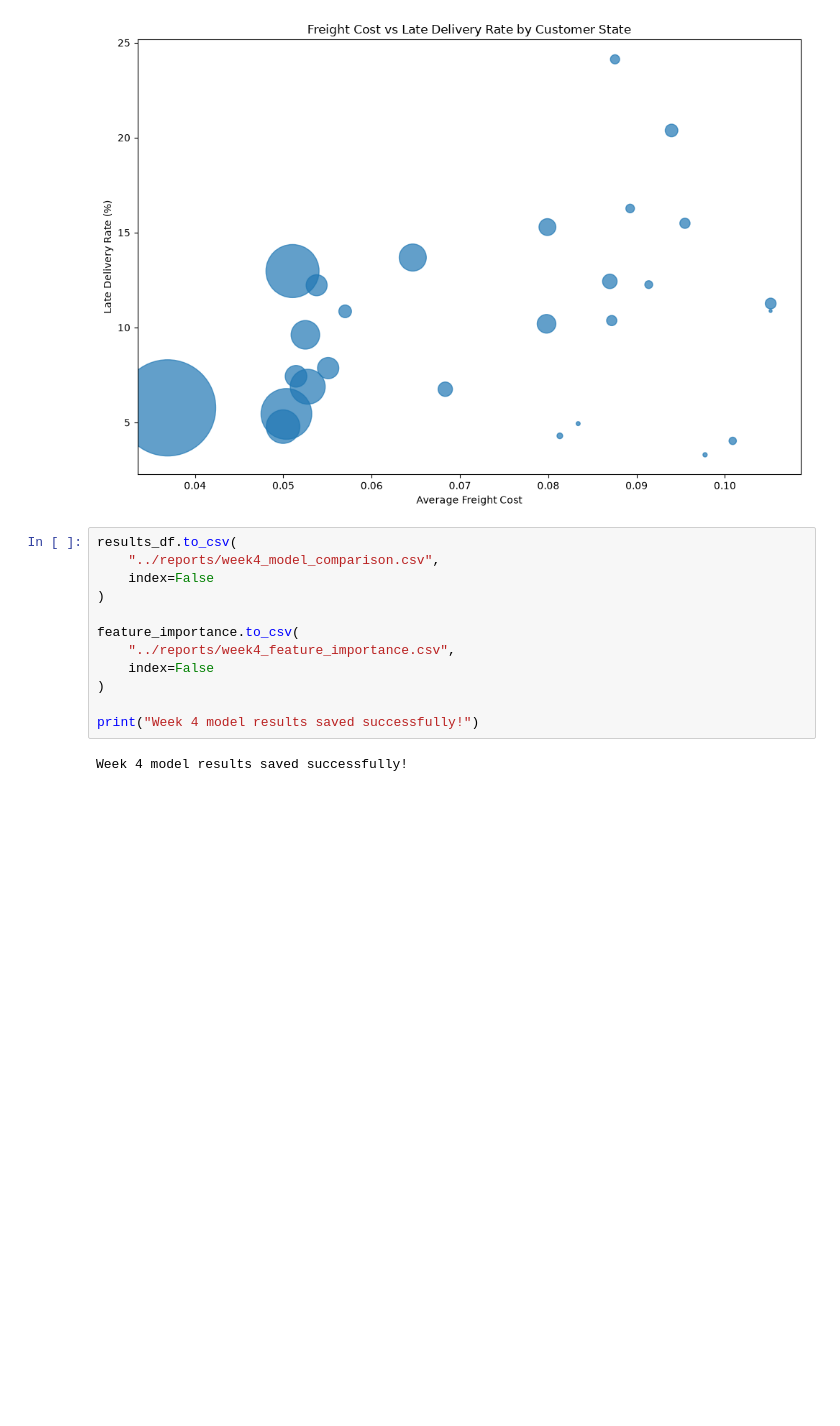
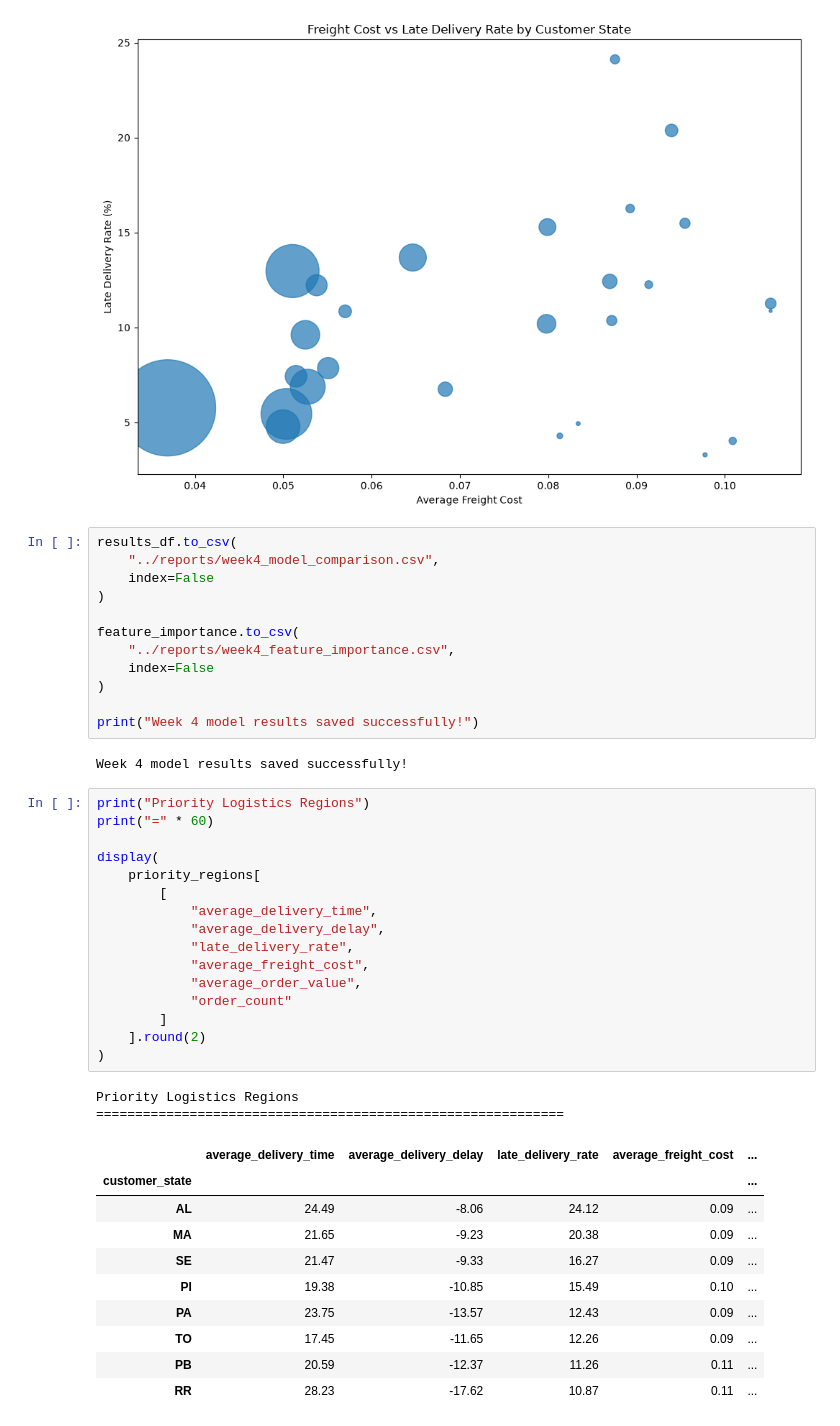
Before and after one commit to DRPatel75/Logistics_Data_Analysis, a Jupyter notebook: notebooks/04_predictive_modeling_optimization.ipynb, the cells around one changed output. Drawn from its saved outputs; the diff is of its cells as text; blank space fills up the shorter version.

```diff
--- a/notebooks/04_predictive_modeling_optimization.ipynb
+++ b/notebooks/04_predictive_modeling_optimization.ipynb
@@ -1193,3 +1193,32 @@ feature_importance.to_csv(
 print("Week 4 model results saved successfully!")
 # %% [output]
 Week 4 model results saved successfully!
+# %%
+print("Priority Logistics Regions")
+print("=" * 60)
+
+display(
+    priority_regions[
+        [
+            "average_delivery_time",
+            "average_delivery_delay",
+            "late_delivery_rate",
+            "average_freight_cost",
+            "average_order_value",
+            "order_count"
+        ]
+    ].round(2)
+)
+# %% [output]
+Priority Logistics Regions
+============================================================
+|  | average_delivery_time | average_delivery_delay | late_delivery_rate | average_freight_cost | ... |
+| customer_state |  |  |  |  | ... |
+| AL | 24.49 | -8.06 | 24.12 | 0.09 | ... |
+| MA | 21.65 | -9.23 | 20.38 | 0.09 | ... |
+| SE | 21.47 | -9.33 | 16.27 | 0.09 | ... |
+| PI | 19.38 | -10.85 | 15.49 | 0.10 | ... |
+| PA | 23.75 | -13.57 | 12.43 | 0.09 | ... |
+| TO | 17.45 | -11.65 | 12.26 | 0.09 | ... |
+| PB | 20.59 | -12.37 | 11.26 | 0.11 | ... |
+| RR | 28.23 | -17.62 | 10.87 | 0.11 | ... |
```
Also changed, not shown: parts of 4 cells of this notebook, 1 other file.
